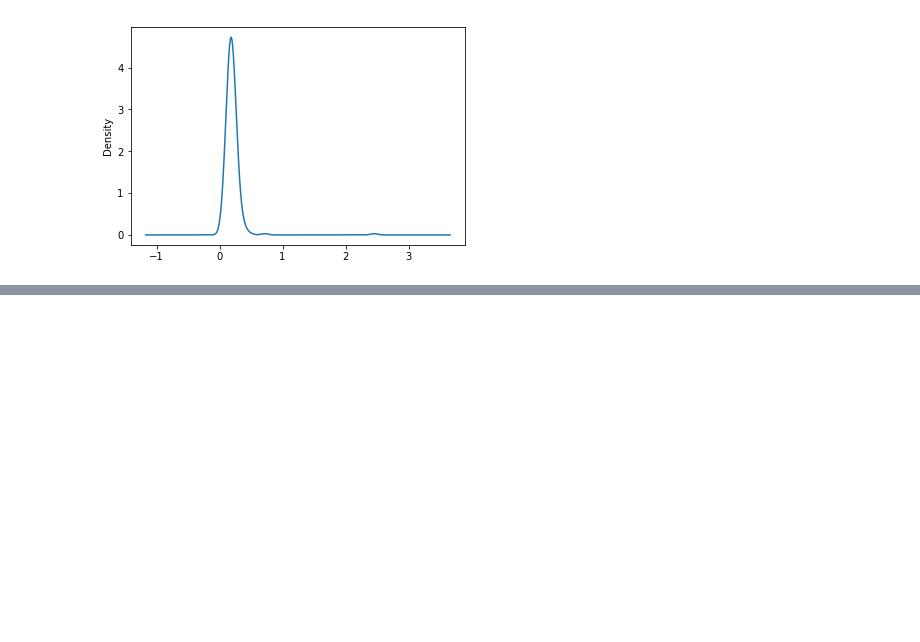
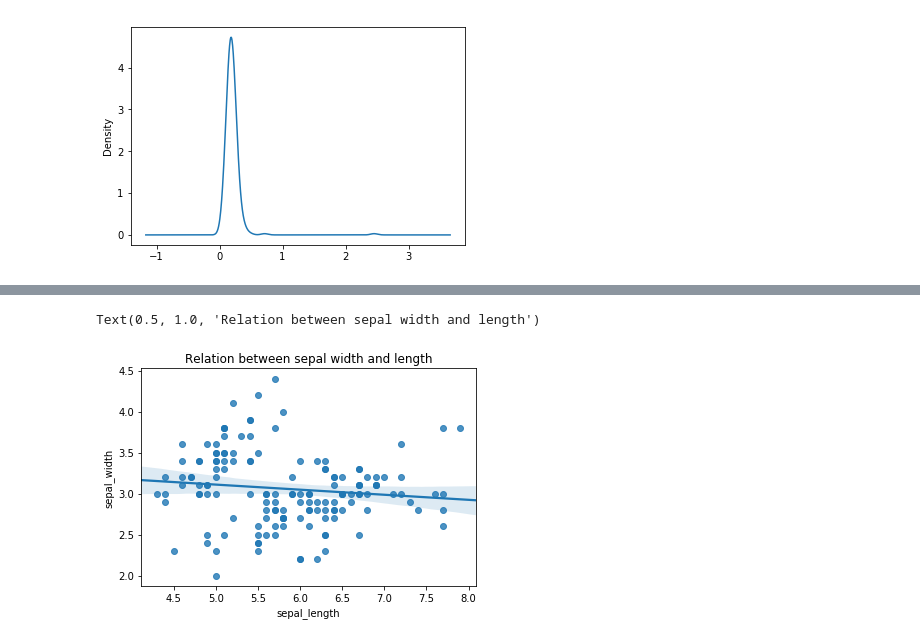
Before and after one commit to analyticstensor/ml, a Jupyter notebook: Prerequisite/Chapter_2-Matplotlib-Part 2.ipynb, the cells around one changed output, grey strips where cells are left out. Saved outputs shown, nothing was run; the diff lists cells and outputs as text; code cells hidden in the pictures; blank space fills up the shorter version.

```diff
--- a/Prerequisite/Chapter_2-Matplotlib-Part 2.ipynb
+++ b/Prerequisite/Chapter_2-Matplotlib-Part 2.ipynb
@@ -204,0 +216,6 @@ Scatter plots or points plot are useful to show relationship between two one-dim
+# %%
+import matplotlib.pyplot as plt
+import seaborn as sns
+
+iris_ds = sns.load_dataset("iris")
+iris_ds.head(5)
@@ -204,0 +229,6 @@ Scatter plots or points plot are useful to show relationship between two one-dim
+# %%
+sns.regplot('sepal_length', 'sepal_width', data=iris_ds)
+plt.title('Relation between sepal width and length')
+# %% [output]
+Text(0.5, 1.0, 'Relation between sepal width and length')
+[figure, added]
```
Also changed, not shown: parts of 33 cells of this notebook.
